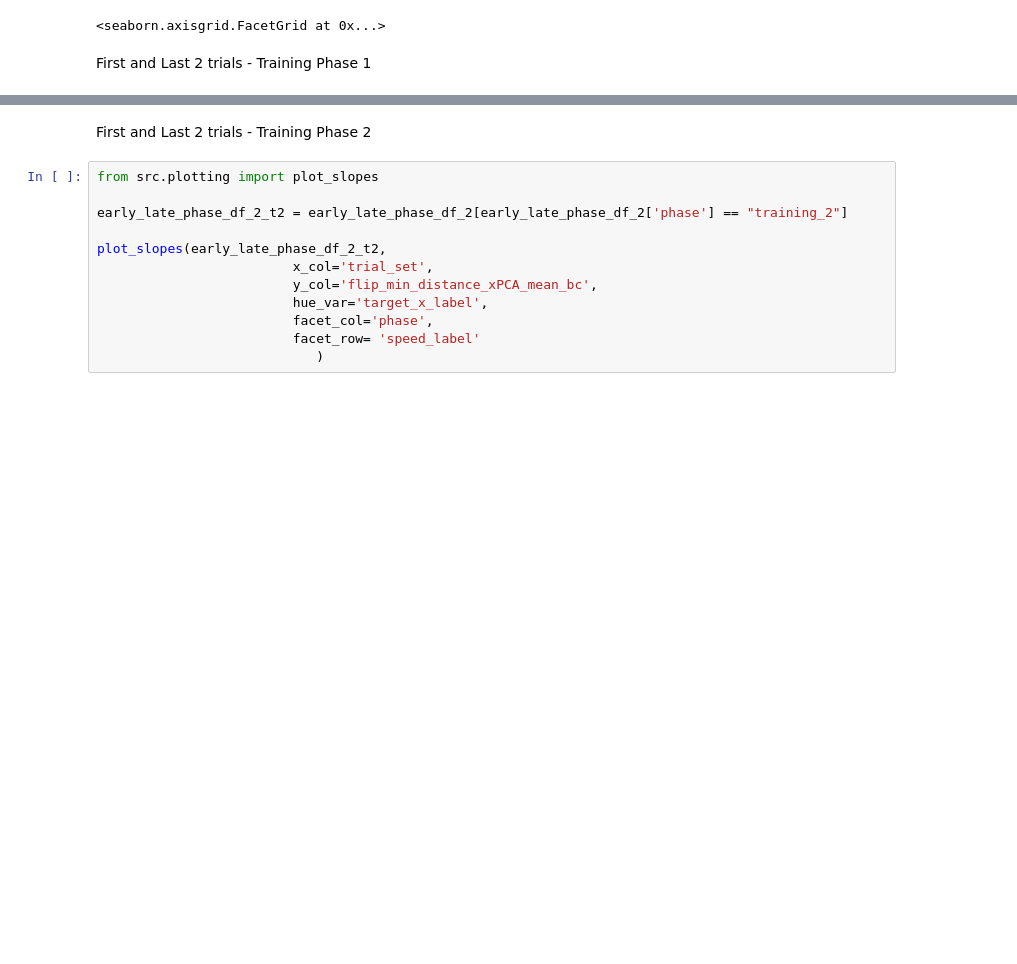
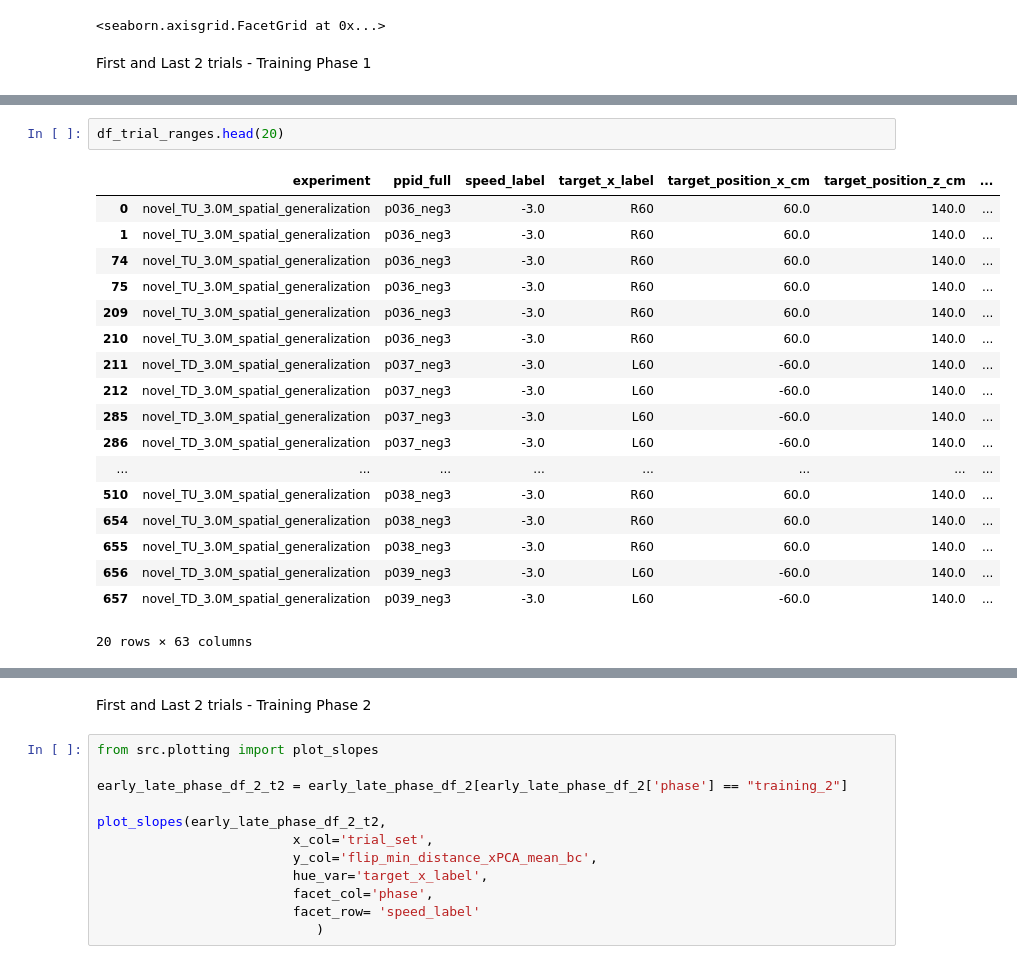
Before and after one commit to jacobjb02/vr-motor-adaptation-notebooks, a Jupyter notebook: Notebook/Spatial_Generalization_working.ipynb, the cells around one changed output, grey strips where cells are left out. Drawn from its saved outputs; the diff is of its cells as text; blank space fills up the shorter version.

```diff
--- a/Notebook/Spatial_Generalization_working.ipynb
+++ b/Notebook/Spatial_Generalization_working.ipynb
@@ -810,3 +821,24 @@ plot_slopes(df_trials_0_1_224_225,
+# %%
+df_trial_ranges.head(20)
+# %% [output]
+|  | experiment | ppid_full | speed_label | target_x_label | target_position_x_cm | target_position_z_cm | ... |
+| 0 | novel_TU_3.0M_spatial_generalization | p036_neg3 | -3.0 | R60 | 60.0 | 140.0 | ... |
+| 1 | novel_TU_3.0M_spatial_generalization | p036_neg3 | -3.0 | R60 | 60.0 | 140.0 | ... |
+| 74 | novel_TU_3.0M_spatial_generalization | p036_neg3 | -3.0 | R60 | 60.0 | 140.0 | ... |
+| 75 | novel_TU_3.0M_spatial_generalization | p036_neg3 | -3.0 | R60 | 60.0 | 140.0 | ... |
+| 209 | novel_TU_3.0M_spatial_generalization | p036_neg3 | -3.0 | R60 | 60.0 | 140.0 | ... |
+| 210 | novel_TU_3.0M_spatial_generalization | p036_neg3 | -3.0 | R60 | 60.0 | 140.0 | ... |
+| 211 | novel_TD_3.0M_spatial_generalization | p037_neg3 | -3.0 | L60 | -60.0 | 140.0 | ... |
+| 212 | novel_TD_3.0M_spatial_generalization | p037_neg3 | -3.0 | L60 | -60.0 | 140.0 | ... |
+| 285 | novel_TD_3.0M_spatial_generalization | p037_neg3 | -3.0 | L60 | -60.0 | 140.0 | ... |
+| 286 | novel_TD_3.0M_spatial_generalization | p037_neg3 | -3.0 | L60 | -60.0 | 140.0 | ... |
+| ... | ... | ... | ... | ... | ... | ... | ... |
+| 510 | novel_TU_3.0M_spatial_generalization | p038_neg3 | -3.0 | R60 | 60.0 | 140.0 | ... |
+| 654 | novel_TU_3.0M_spatial_generalization | p038_neg3 | -3.0 | R60 | 60.0 | 140.0 | ... |
+| 655 | novel_TU_3.0M_spatial_generalization | p038_neg3 | -3.0 | R60 | 60.0 | 140.0 | ... |
+| 656 | novel_TD_3.0M_spatial_generalization | p039_neg3 | -3.0 | L60 | -60.0 | 140.0 | ... |
+| 657 | novel_TD_3.0M_spatial_generalization | p039_neg3 | -3.0 | L60 | -60.0 | 140.0 | ... |
+20 rows × 63 columns
 # %%
 from src.plotting import plot_slopes
 
```
Also changed, not shown: parts of 4 cells of this notebook, 3 other files.
